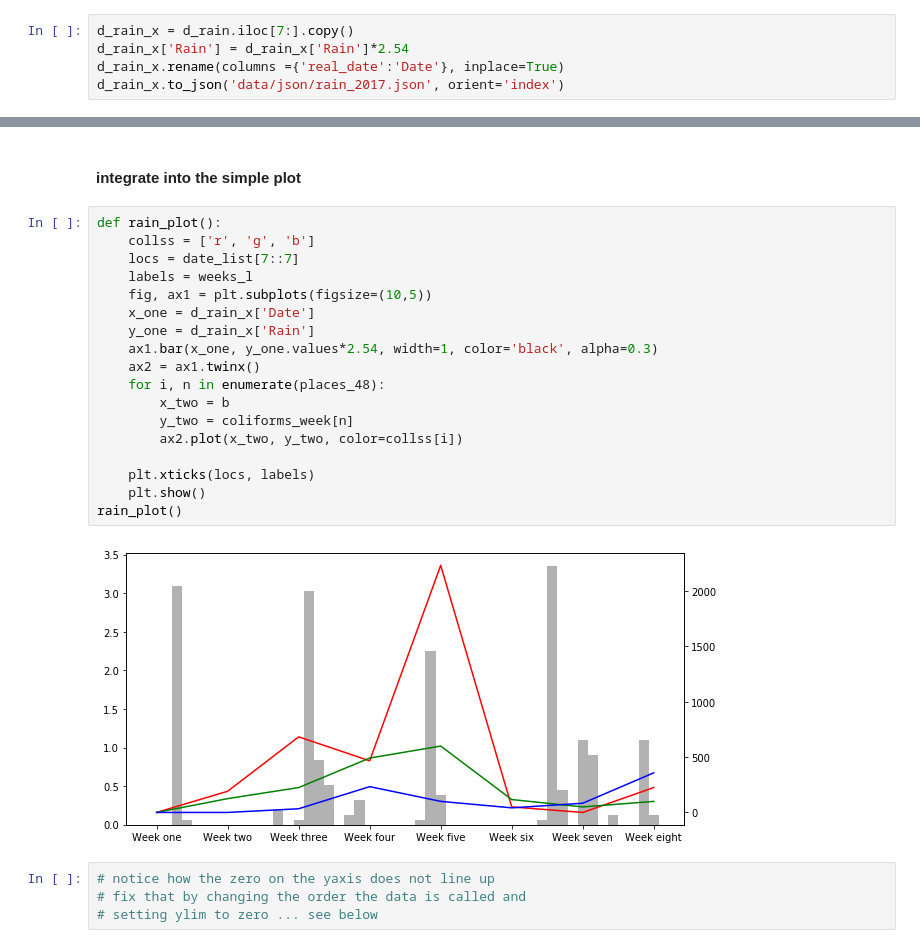
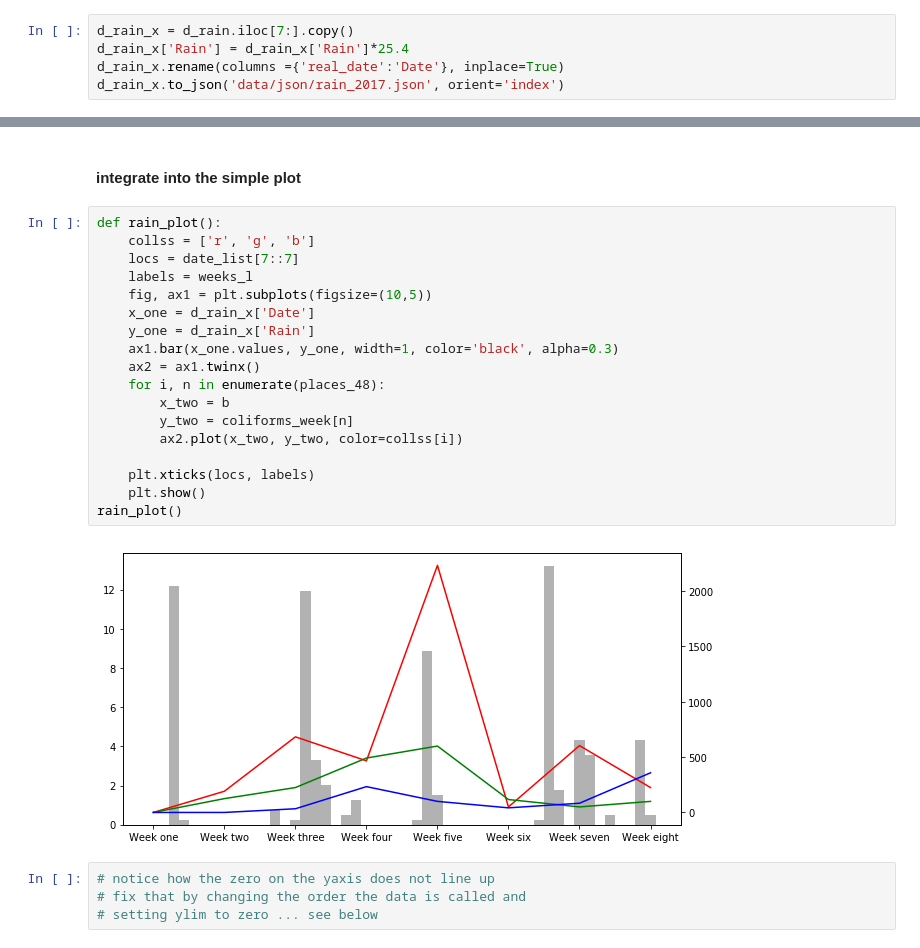
Before and after one commit to GaryHDA/notes, a Jupyter notebook: micro/Initial sorting and cat herding micro.ipynb, the cells around one changed output, grey strips where cells are left out. Saved outputs shown, nothing was run; the diff lists cells and outputs as text.

```diff
--- a/micro/Initial sorting and cat herding micro.ipynb
+++ b/micro/Initial sorting and cat herding micro.ipynb
@@ -1682,7 +1680,7 @@ print(date_list[7::7])
 #### get only the date range we need from the rain data
 # %%
 d_rain_x = d_rain.iloc[7:].copy()
-d_rain_x['Rain'] = d_rain_x['Rain']*2.54
+d_rain_x['Rain'] = d_rain_x['Rain']*25.4
 d_rain_x.rename(columns ={'real_date':'Date'}, inplace=True)
 d_rain_x.to_json('data/json/rain_2017.json', orient='index')
 # %% [markdown]
@@ -1709,23 +1712,23 @@ b
 # %%
 def rain_plot():
     collss = ['r', 'g', 'b']
     locs = date_list[7::7]
     labels = weeks_l
     fig, ax1 = plt.subplots(figsize=(10,5))
     x_one = d_rain_x['Date']
     y_one = d_rain_x['Rain']
-    ax1.bar(x_one, y_one.values*2.54, width=1, color='black', alpha=0.3)
+    ax1.bar(x_one.values, y_one, width=1, color='black', alpha=0.3)
     ax2 = ax1.twinx()
     for i, n in enumerate(places_48):
         x_two = b
         y_two = coliforms_week[n]
         ax2.plot(x_two, y_two, color=collss[i])
 
     plt.xticks(locs, labels)
     plt.show()
 rain_plot()
 # %% [output]
-[figure, old version]
+[figure, new version]
 # %%
 # notice how the zero on the yaxis does not line up
 # fix that by changing the order the data is called and
```
Also changed, not shown: parts of 30 cells of this notebook, 27 other files.
